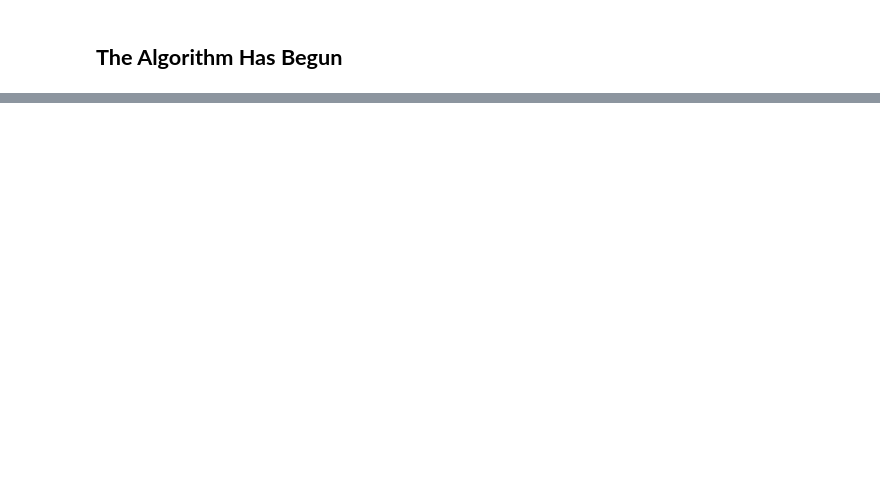
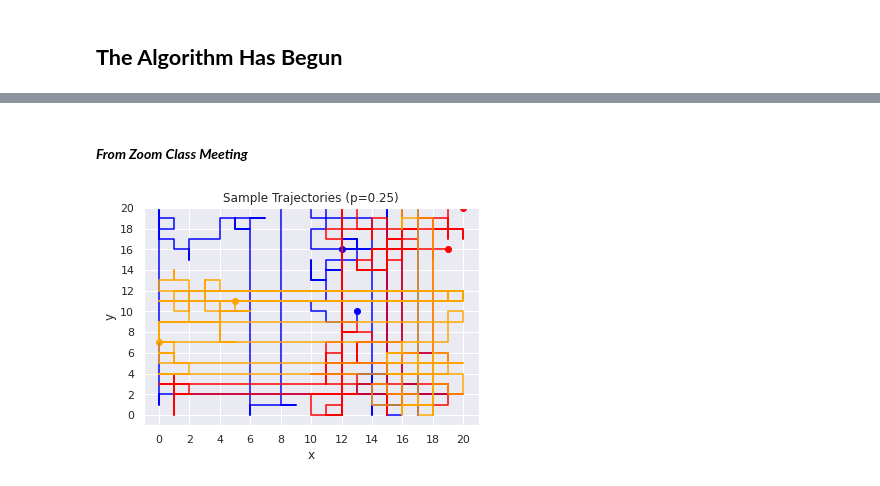
Before and after one commit to viosagara347/mdsim_final, a Jupyter notebook: mdsim_final.ipynb, the cells around one changed output, grey strips where cells are left out. Cells and saved outputs as stored; diff of their text form; code cells hidden in the pictures; blank space fills up the shorter version.

```diff
--- a/mdsim_final.ipynb
+++ b/mdsim_final.ipynb
@@ -197,0 +191,18 @@ individu yang sehat dan individu yang terinfeksi.
+# %%
+# Scalar Variable Initialization
+n_individual = 200
+# n_iter = 200 Not Defined. Until Zero Infections For Sure.
+infectedratio = .05
+movingprob = .80
+recovtime = 10
+
+# Define Simulation Space
+x_min = 0 # Minimum Value Of X
+x_max = 20 # Maximum Value Of X
+y_min = 0 # Minimum Value Of Y
+y_max = 20 # Maximum Value Of Y
+x_range = x_max - x_min
+y_range = y_max - y_min
+
+# List Variable Initialization
+individuals_list = [ ]
@@ -197,0 +292,21 @@ individu yang sehat dan individu yang terinfeksi.
+# %% [markdown]
+#### ***From Zoom Class Meeting***
+# %%
+colors = ['blue', 'red', 'orange']
+# %%
+for n in range(n_particle):
+  x = [a[0] for a in pos_list[n]]
+  y = [a[1] for a in pos_list[n]]
+  plt.plot(x, y, c=colors[n])
+  plt.scatter(x[0], y[0], c=colors[n])
+  plt.scatter(x[-1], y[-1], c=colors[n])
+  plt.xlim(x_min-1, x_max+1)
+  plt.ylim(y_min-1, y_max-1)
+  plt.xlabel('x')
+  plt.ylabel('y')
+  plt.xticks(range(0, 21, 2), range(0, 21, 2))
+  plt.yticks(range(0, 21, 2), range(0, 21, 2))
+  plt.title('Sample Trajectories (p={})'.format(prob))
+ # plt.savefig('traj_sample_p{}.png'.format(prob), format='png', dpi=1000, bbox_inches="tight")
+# %% [output]
+[figure, added]
```
Also changed, not shown: parts of 22 cells of this notebook.
